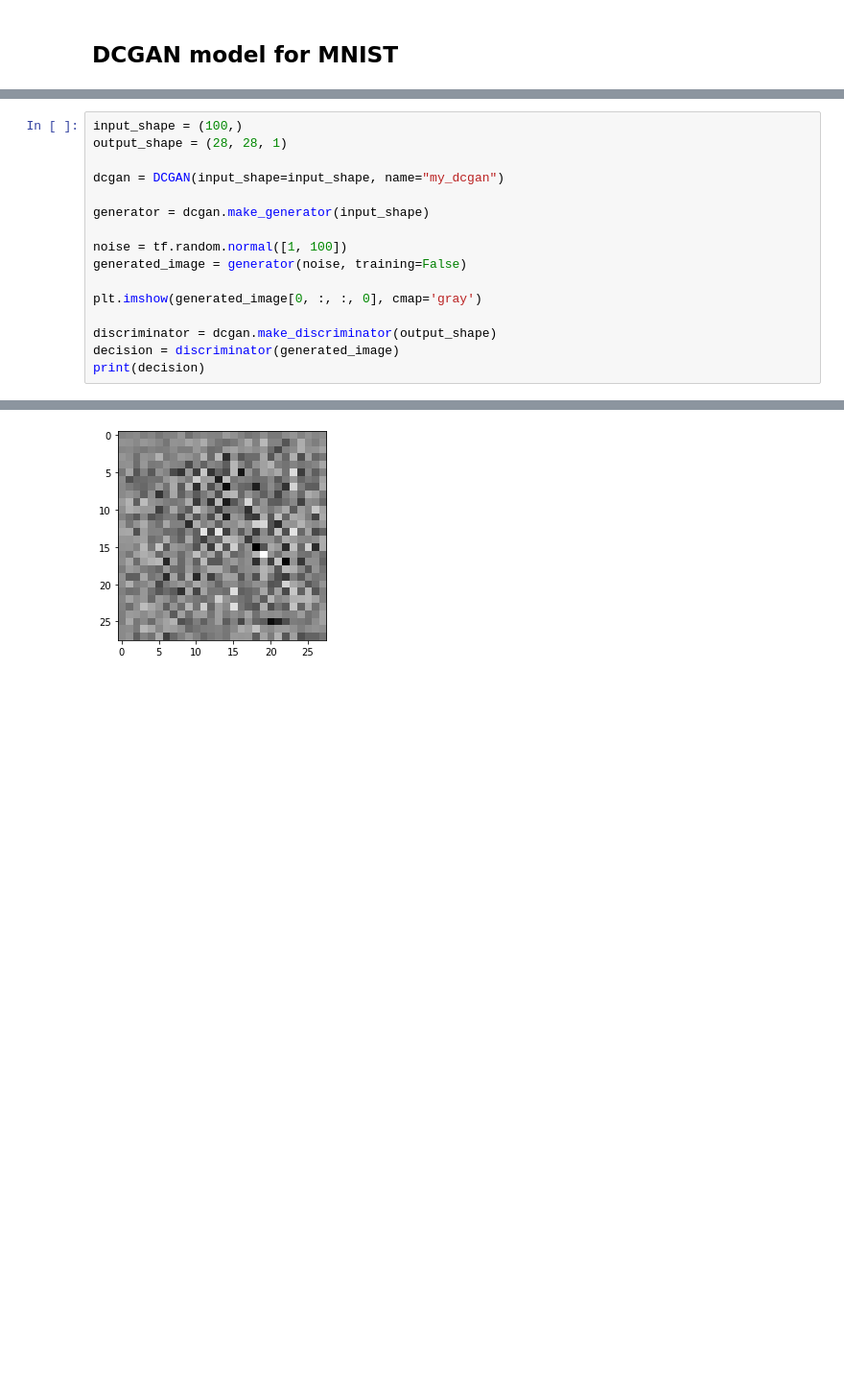
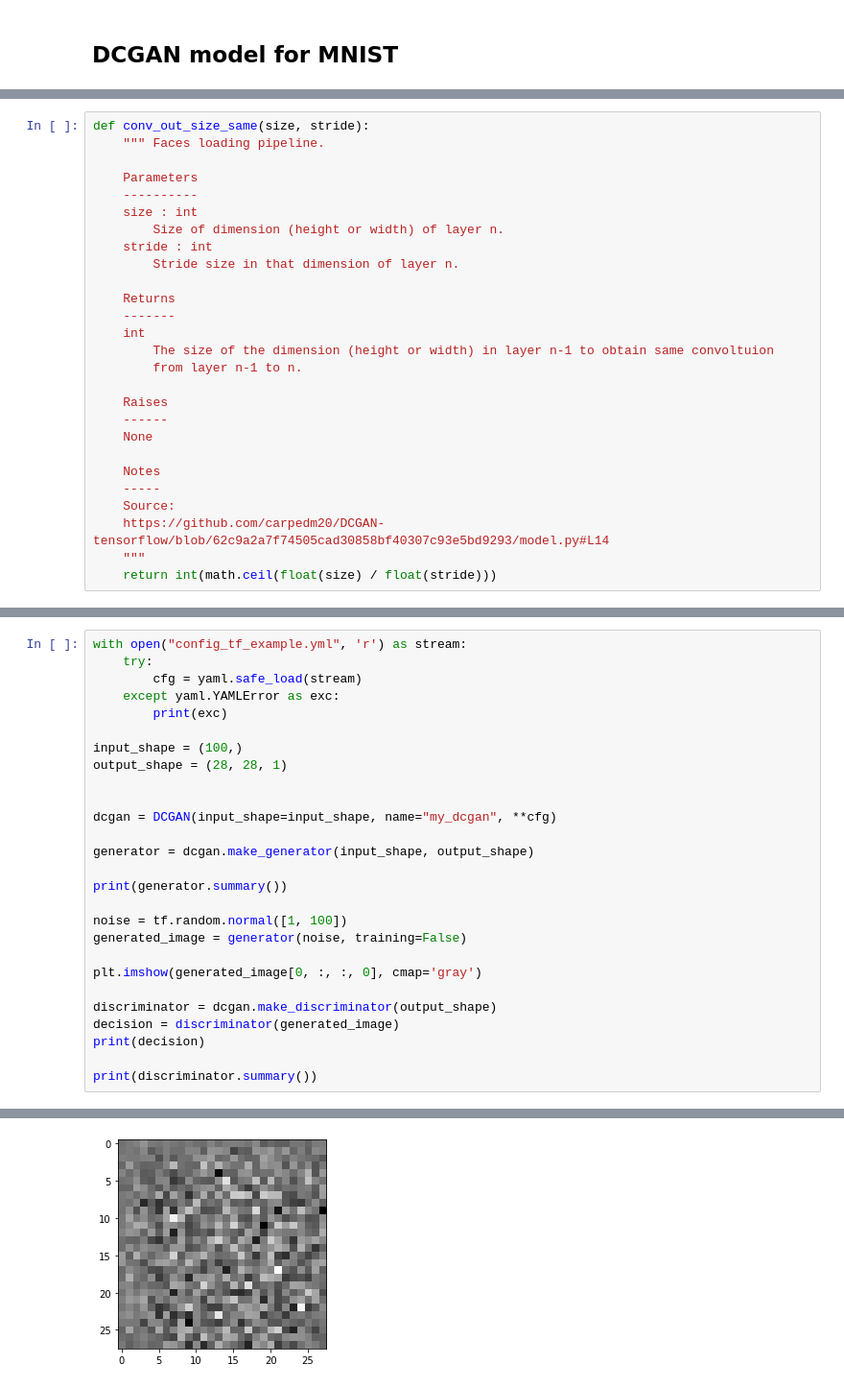
Before and after one commit to DiogorPinheiro/Cool_GANs_Fake_Celebrities, a Jupyter notebook: notebooks/main.ipynb, the cells around one changed output, grey strips where cells are left out. Shown at 96% size. Cells and saved outputs as stored; diff of their text form; blank space fills up the shorter version.

```diff
--- a/notebooks/main.ipynb
+++ b/notebooks/main.ipynb
@@ -478,0 +382,27 @@ class DCGAN(keras.Model):
+# %%
+def conv_out_size_same(size, stride):
+    """ Faces loading pipeline.
+
+    Parameters
+    ----------
+    size : int
+        Size of dimension (height or width) of layer n.
+    stride : int
+        Stride size in that dimension of layer n.
+
+    Returns
+    -------
+    int
+        The size of the dimension (height or width) in layer n-1 to obtain same convoltuion
+        from layer n-1 to n.
+
+    Raises
+    ------
+    None
+
+    Notes
+    -----
+    Source:
+    https://github.com/carpedm20/DCGAN-tensorflow/blob/62c9a2a7f74505cad30858bf40307c93e5bd9293/model.py#L14
+    """
+    return int(math.ceil(float(size) / float(stride)))
@@ -479,10 +699,19 @@ class DCGAN(keras.Model):
 # %%
+with open("config_tf_example.yml", 'r') as stream:
+    try:
+        cfg = yaml.safe_load(stream)
+    except yaml.YAMLError as exc:
+        print(exc)
+
 input_shape = (100,)
 output_shape = (28, 28, 1)
 
-dcgan = DCGAN(input_shape=input_shape, name="my_dcgan")
 
-generator = dcgan.make_generator(input_shape)
+dcgan = DCGAN(input_shape=input_shape, name="my_dcgan", **cfg)
+
+generator = dcgan.make_generator(input_shape, output_shape)
+
+print(generator.summary())
 
 noise = tf.random.normal([1, 100])
 generated_image = generator(noise, training=False)
@@ -492,4 +721,6 @@ plt.imshow(generated_image[0, :, :, 0], cmap='gray')
 discriminator = dcgan.make_discriminator(output_shape)
 decision = discriminator(generated_image)
 print(decision)
+
+print(discriminator.summary())
 # %% [output]
@@ -497 +744 @@ tf.Tensor([[-0.00108084]], shape=(1, 1), dtype=float32)
-[figure, old version]
+[figure, new version]
```
Also changed, not shown: parts of 7 cells of this notebook, 3 other files.
